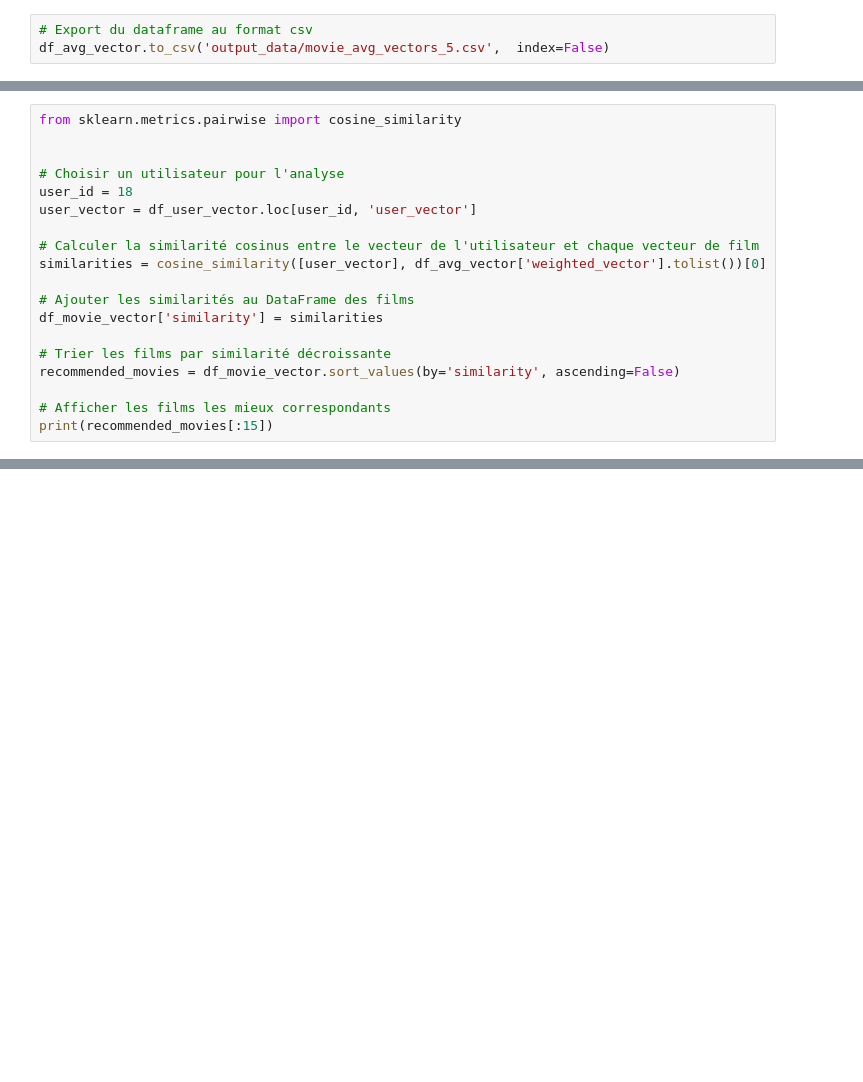
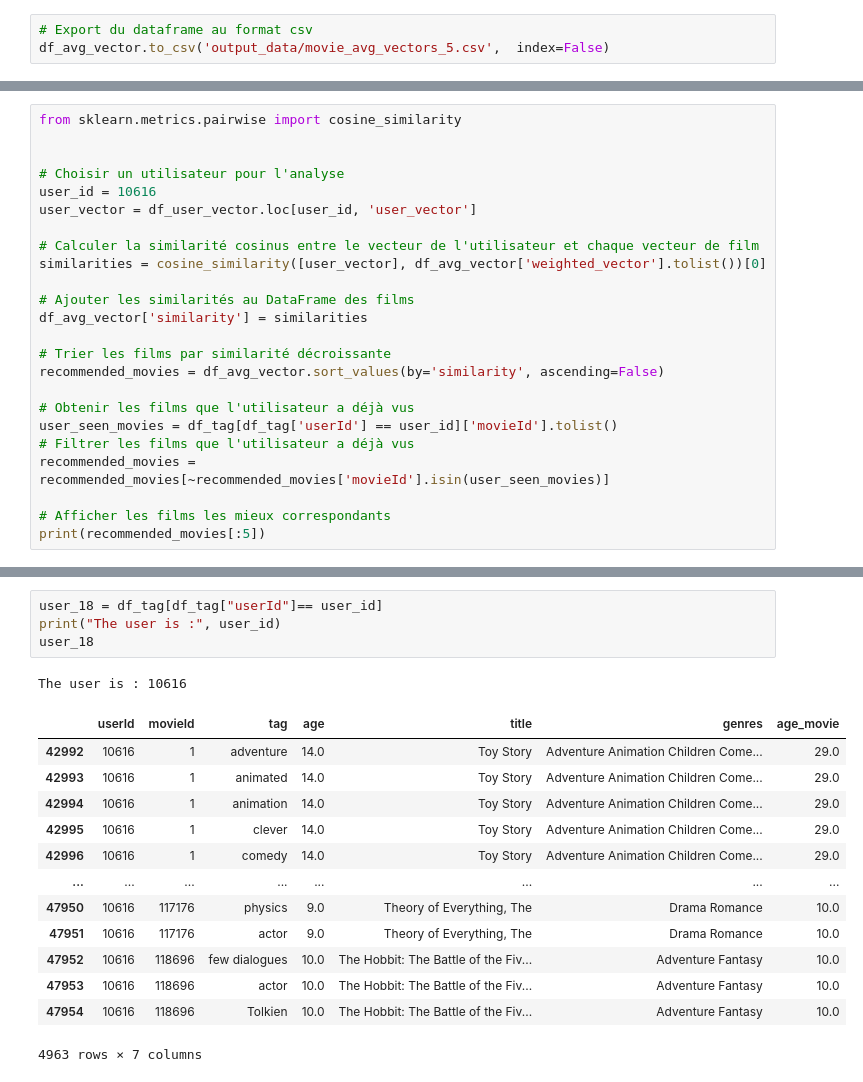
Before and after one commit to jcrigoni/grand_ml_project, a Jupyter notebook: 4_user_embedding.ipynb, the cells around one changed output, grey strips where cells are left out. Drawn from its saved outputs; the diff is of its cells as text; blank space fills up the shorter version.

```diff
--- a/4_user_embedding.ipynb
+++ b/4_user_embedding.ipynb
@@ -646,18 +650,23 @@ from sklearn.metrics.pairwise import cosine_similarity
 
 
 # Choisir un utilisateur pour l'analyse
-user_id = 18
+user_id = 10616
 user_vector = df_user_vector.loc[user_id, 'user_vector']
 
 # Calculer la similarité cosinus entre le vecteur de l'utilisateur et chaque vecteur de film
 similarities = cosine_similarity([user_vector], df_avg_vector['weighted_vector'].tolist())[0]
 
 # Ajouter les similarités au DataFrame des films
-df_movie_vector['similarity'] = similarities
+df_avg_vector['similarity'] = similarities
 
 # Trier les films par similarité décroissante
-recommended_movies = df_movie_vector.sort_values(by='similarity', ascending=False)
+recommended_movies = df_avg_vector.sort_values(by='similarity', ascending=False)
+
+# Obtenir les films que l'utilisateur a déjà vus
+user_seen_movies = df_tag[df_tag['userId'] == user_id]['movieId'].tolist()
+# Filtrer les films que l'utilisateur a déjà vus
+recommended_movies = recommended_movies[~recommended_movies['movieId'].isin(user_seen_movies)]
 
 # Afficher les films les mieux correspondants
-print(recommended_movies[:15])
+print(recommended_movies[:5])
 # %% [output]
@@ -679,0 +695,19 @@ print(recommended_movies[:15])
+# %%
+user_18 = df_tag[df_tag["userId"]== user_id]
+print("The user is :", user_id)
+user_18
+# %% [output]
+The user is : 10616
+|  | userId | movieId | tag | age | title | genres | age_movie |
+| 42992 | 10616 | 1 | adventure | 14.0 | Toy Story | Adventure Animation Children Come... | 29.0 |
+| 42993 | 10616 | 1 | animated | 14.0 | Toy Story | Adventure Animation Children Come... | 29.0 |
+| 42994 | 10616 | 1 | animation | 14.0 | Toy Story | Adventure Animation Children Come... | 29.0 |
+| 42995 | 10616 | 1 | clever | 14.0 | Toy Story | Adventure Animation Children Come... | 29.0 |
+| 42996 | 10616 | 1 | comedy | 14.0 | Toy Story | Adventure Animation Children Come... | 29.0 |
+| ... | ... | ... | ... | ... | ... | ... | ... |
+| 47950 | 10616 | 117176 | physics | 9.0 | Theory of Everything, The | Drama Romance | 10.0 |
+| 47951 | 10616 | 117176 | actor | 9.0 | Theory of Everything, The | Drama Romance | 10.0 |
+| 47952 | 10616 | 118696 | few dialogues | 10.0 | The Hobbit: The Battle of the Fiv... | Adventure Fantasy | 10.0 |
+| 47953 | 10616 | 118696 | actor | 10.0 | The Hobbit: The Battle of the Fiv... | Adventure Fantasy | 10.0 |
+| 47954 | 10616 | 118696 | Tolkien | 10.0 | The Hobbit: The Battle of the Fiv... | Adventure Fantasy | 10.0 |
+4963 rows × 7 columns
```
Also changed, not shown: parts of 5 cells of this notebook, 1 other file.
